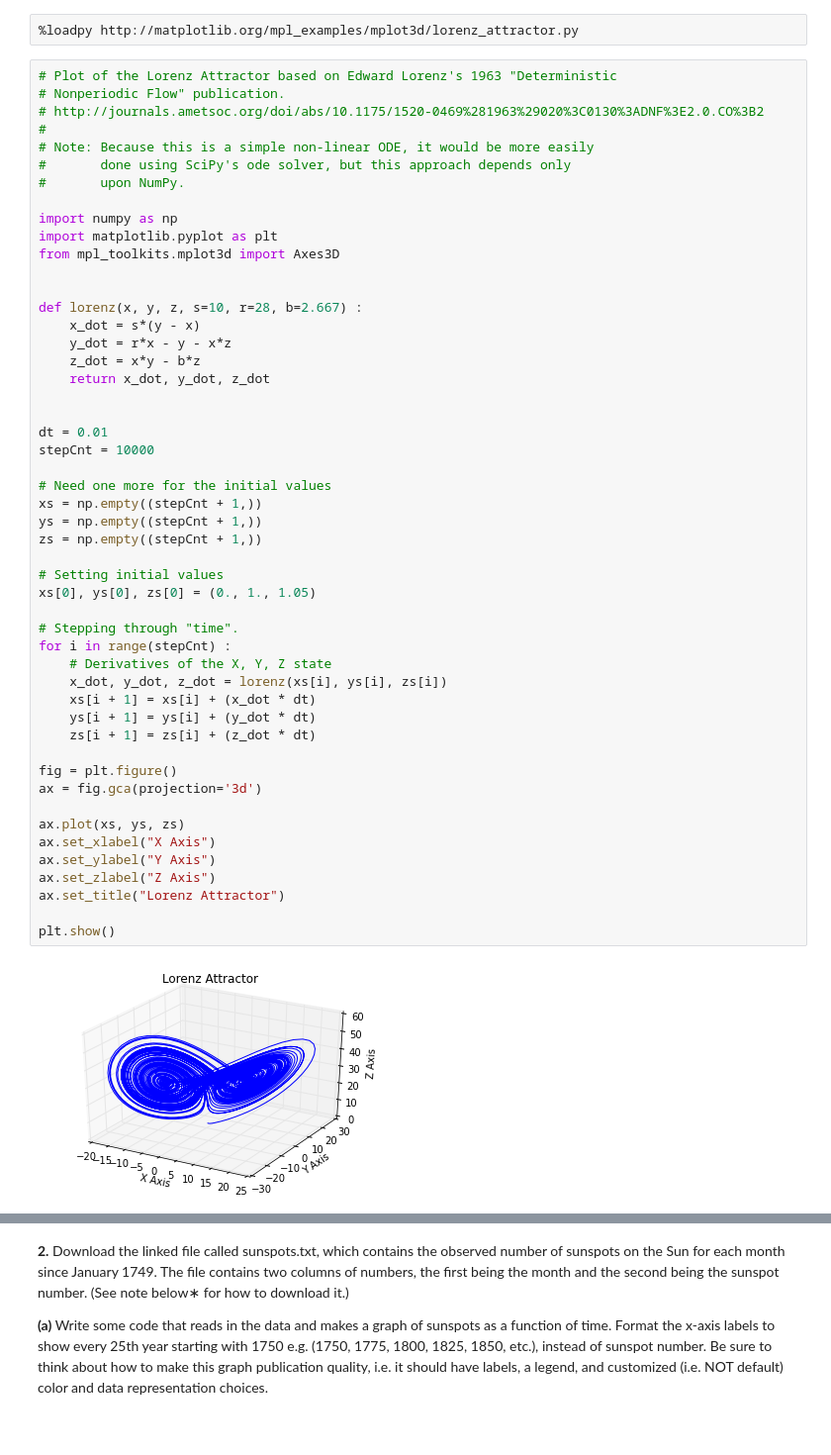
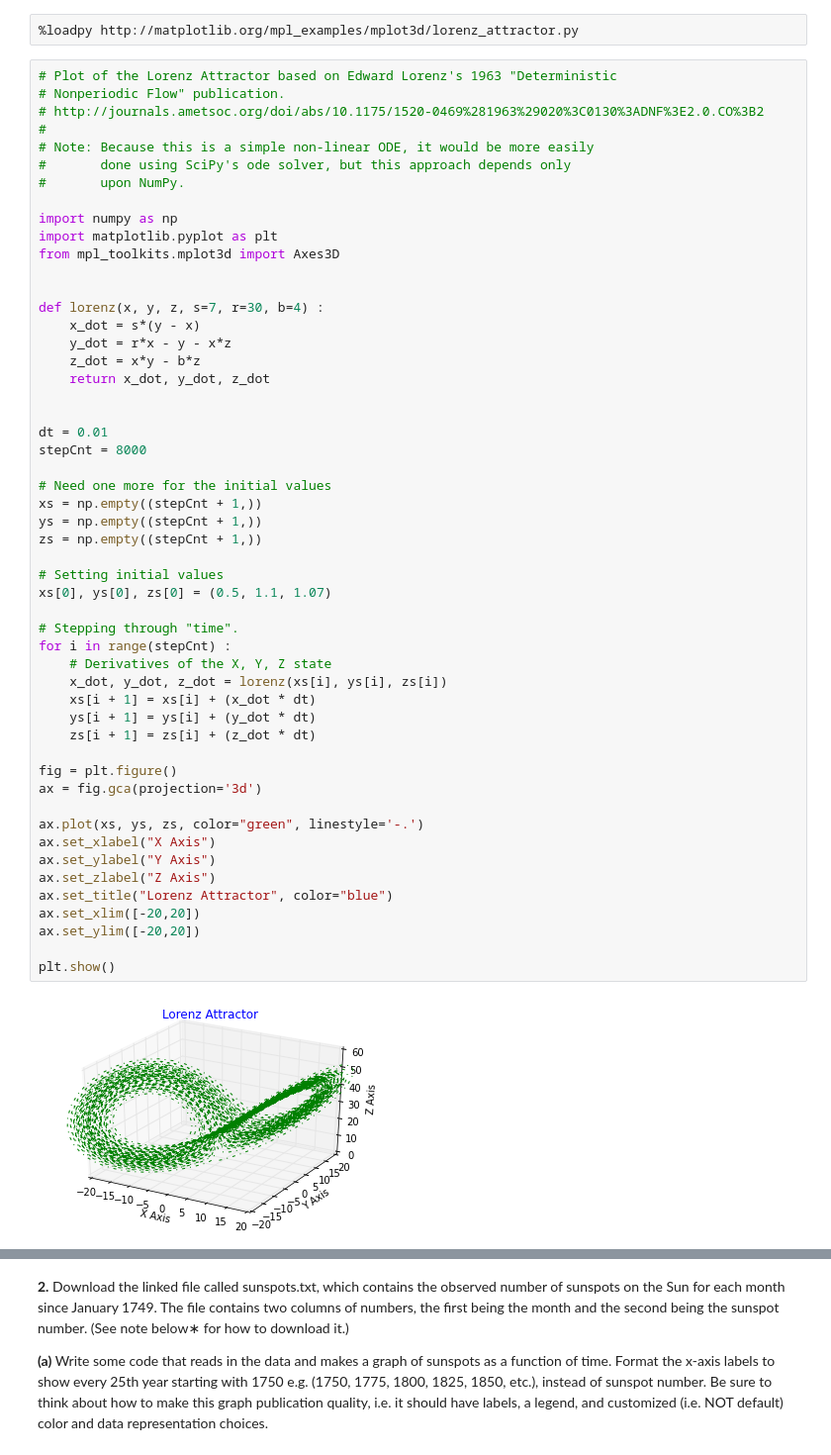
Before and after one commit to pnguye41/PHYS202-S14, a Jupyter notebook: Graphics/GraphicsExercises.ipynb, the cells around one changed output, grey strips where cells are left out. Shown: that part at 99% size. Drawn from its saved outputs; the diff is of its cells as text.

Commit message:
modified GraphicsExercises

```diff
--- a/Graphics/GraphicsExercises.ipynb
+++ b/Graphics/GraphicsExercises.ipynb
@@ -26,41 +26,43 @@ import matplotlib.pyplot as plt
 from mpl_toolkits.mplot3d import Axes3D
 
 
-def lorenz(x, y, z, s=10, r=28, b=2.667) :
+def lorenz(x, y, z, s=7, r=30, b=4) :
     x_dot = s*(y - x)
     y_dot = r*x - y - x*z
     z_dot = x*y - b*z
     return x_dot, y_dot, z_dot
 
 
 dt = 0.01
-stepCnt = 10000
+stepCnt = 8000
 
 # Need one more for the initial values
 xs = np.empty((stepCnt + 1,))
 ys = np.empty((stepCnt + 1,))
 zs = np.empty((stepCnt + 1,))
 
 # Setting initial values
-xs[0], ys[0], zs[0] = (0., 1., 1.05)
+xs[0], ys[0], zs[0] = (0.5, 1.1, 1.07)
 
 # Stepping through "time".
 for i in range(stepCnt) :
     # Derivatives of the X, Y, Z state
     x_dot, y_dot, z_dot = lorenz(xs[i], ys[i], zs[i])
     xs[i + 1] = xs[i] + (x_dot * dt)
     ys[i + 1] = ys[i] + (y_dot * dt)
     zs[i + 1] = zs[i] + (z_dot * dt)
 
 fig = plt.figure()
 ax = fig.gca(projection='3d')
 
-ax.plot(xs, ys, zs)
+ax.plot(xs, ys, zs, color="green", linestyle='-.')
 ax.set_xlabel("X Axis")
 ax.set_ylabel("Y Axis")
 ax.set_zlabel("Z Axis")
-ax.set_title("Lorenz Attractor")
+ax.set_title("Lorenz Attractor", color="blue")
+ax.set_xlim([-20,20])
+ax.set_ylim([-20,20])
 
 plt.show()
 # %% [output]
-[figure, old version]
+[figure, new version]
```
Also changed, not shown: parts of 6 cells of this notebook, 1 other file.
